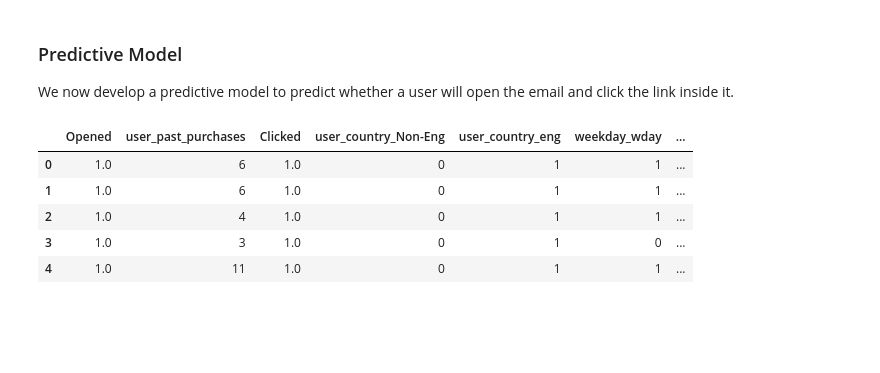
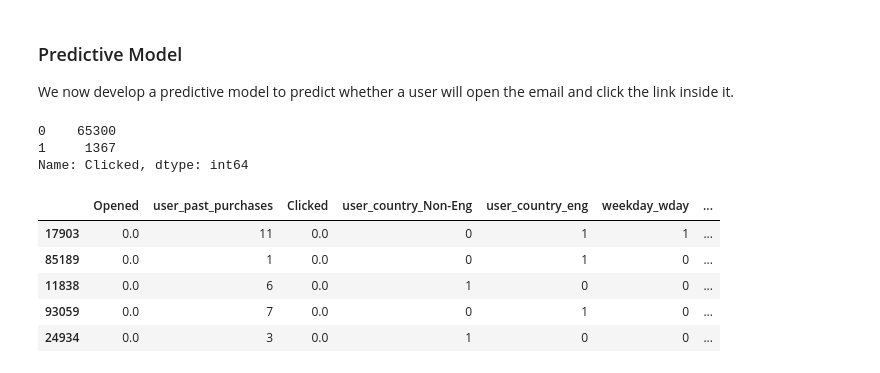
Before and after one commit to dipalira/DS-Challenges, a Jupyter notebook: Email Campaign/Email Marketing Challenge.ipynb, the cells around one changed output. Drawn from its saved outputs; the diff is of its cells as text; code cells hidden in the pictures; blank space fills up the shorter version.

```diff
--- a/Email Campaign/Email Marketing Challenge.ipynb
+++ b/Email Campaign/Email Marketing Challenge.ipynb
@@ -237,9 +295,15 @@ data = pd.get_dummies(df, columns=['user_country', 'weekday',"email_version","em
+# %%
+ytrain.value_counts()
+# %% [output]
+0    65300
+1     1367
+Name: Clicked, dtype: int64
 # %%
-data.head()
+Xtrain.head()
 # %% [output]
 |  | Opened | user_past_purchases | Clicked | user_country_Non-Eng | user_country_eng | weekday_wday | ... |
-| 0 | 1.0 | 6 | 1.0 | 0 | 1 | 1 | ... |
-| 1 | 1.0 | 6 | 1.0 | 0 | 1 | 1 | ... |
-| 2 | 1.0 | 4 | 1.0 | 0 | 1 | 1 | ... |
-| 3 | 1.0 | 3 | 1.0 | 0 | 1 | 0 | ... |
-| 4 | 1.0 | 11 | 1.0 | 0 | 1 | 1 | ... |
+| 17903 | 0.0 | 11 | 0.0 | 0 | 1 | 1 | ... |
+| 85189 | 0.0 | 1 | 0.0 | 0 | 1 | 0 | ... |
+| 11838 | 0.0 | 6 | 0.0 | 1 | 0 | 0 | ... |
+| 93059 | 0.0 | 7 | 0.0 | 0 | 1 | 0 | ... |
+| 24934 | 0.0 | 3 | 0.0 | 1 | 0 | 0 | ... |
```
Also changed, not shown: parts of 22 cells of this notebook.
